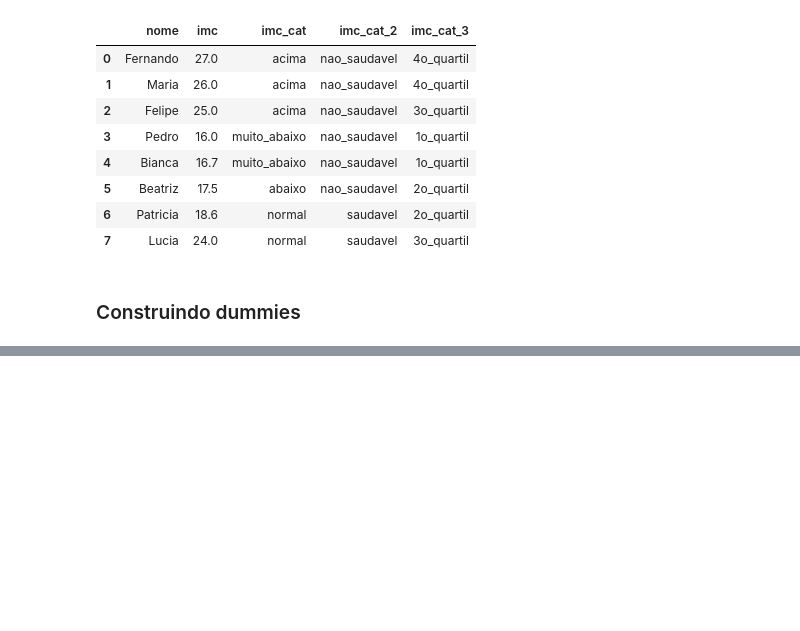
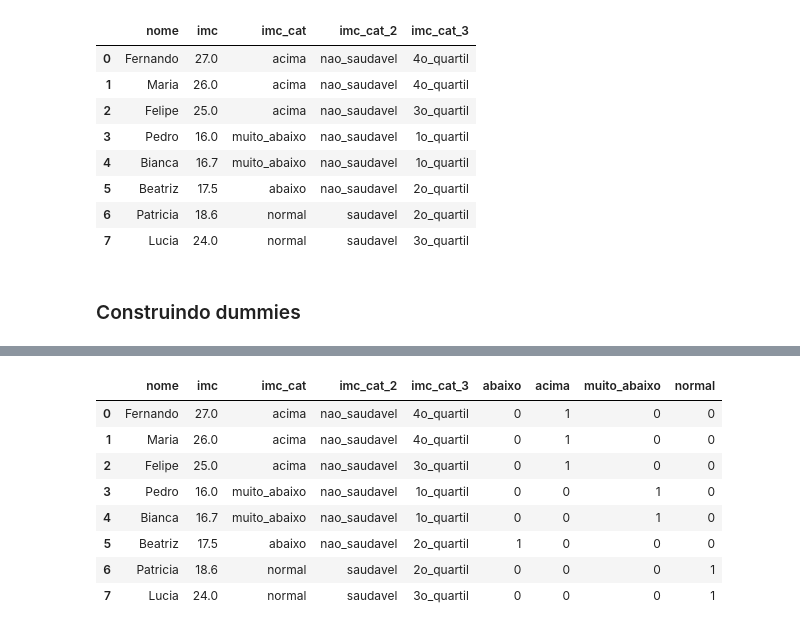
Before and after one commit to RaphaelfsOliveira/DataScience, a Jupyter notebook: EBAC Curso Ciência de Dados/Cientista de Dados/modulo_5_limpeza_e_preparacao_de_dados.ipynb, the cells around one changed output, grey strips where cells are left out. Saved outputs shown, nothing was run; the diff lists cells and outputs as text; code cells hidden in the pictures; blank space fills up the shorter version.

```diff
--- a/EBAC Curso Ciência de Dados/Cientista de Dados/modulo_5_limpeza_e_preparacao_de_dados.ipynb
+++ b/EBAC Curso Ciência de Dados/Cientista de Dados/modulo_5_limpeza_e_preparacao_de_dados.ipynb
@@ -547,0 +561,3 @@ df_imc
+# %%
+dummies = pd.get_dummies(df_imc['imc_cat'])
+dummies
@@ -547,0 +574,15 @@ df_imc
+# %%
+# inserindo as novas colunas criadas no dataframe
+df_imc = pd.concat([df_imc, dummies], axis=1)
+# %%
+df_imc
+# %% [output]
+|  | nome | imc | imc_cat | imc_cat_2 | imc_cat_3 | abaixo | acima | muito_abaixo | normal |
+| 0 | Fernando | 27.0 | acima | nao_saudavel | 4o_quartil | 0 | 1 | 0 | 0 |
+| 1 | Maria | 26.0 | acima | nao_saudavel | 4o_quartil | 0 | 1 | 0 | 0 |
+| 2 | Felipe | 25.0 | acima | nao_saudavel | 3o_quartil | 0 | 1 | 0 | 0 |
+| 3 | Pedro | 16.0 | muito_abaixo | nao_saudavel | 1o_quartil | 0 | 0 | 1 | 0 |
+| 4 | Bianca | 16.7 | muito_abaixo | nao_saudavel | 1o_quartil | 0 | 0 | 1 | 0 |
+| 5 | Beatriz | 17.5 | abaixo | nao_saudavel | 2o_quartil | 1 | 0 | 0 | 0 |
+| 6 | Patricia | 18.6 | normal | saudavel | 2o_quartil | 0 | 0 | 0 | 1 |
+| 7 | Lucia | 24.0 | normal | saudavel | 3o_quartil | 0 | 0 | 0 | 1 |
```
Also changed, not shown: parts of 2 cells of this notebook.
